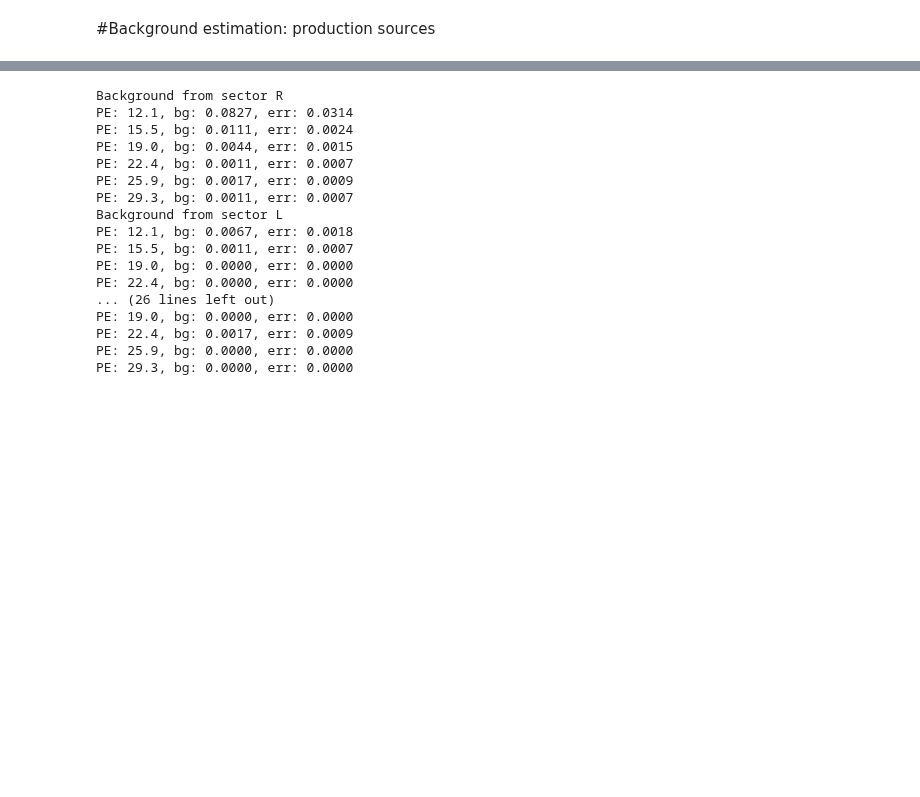
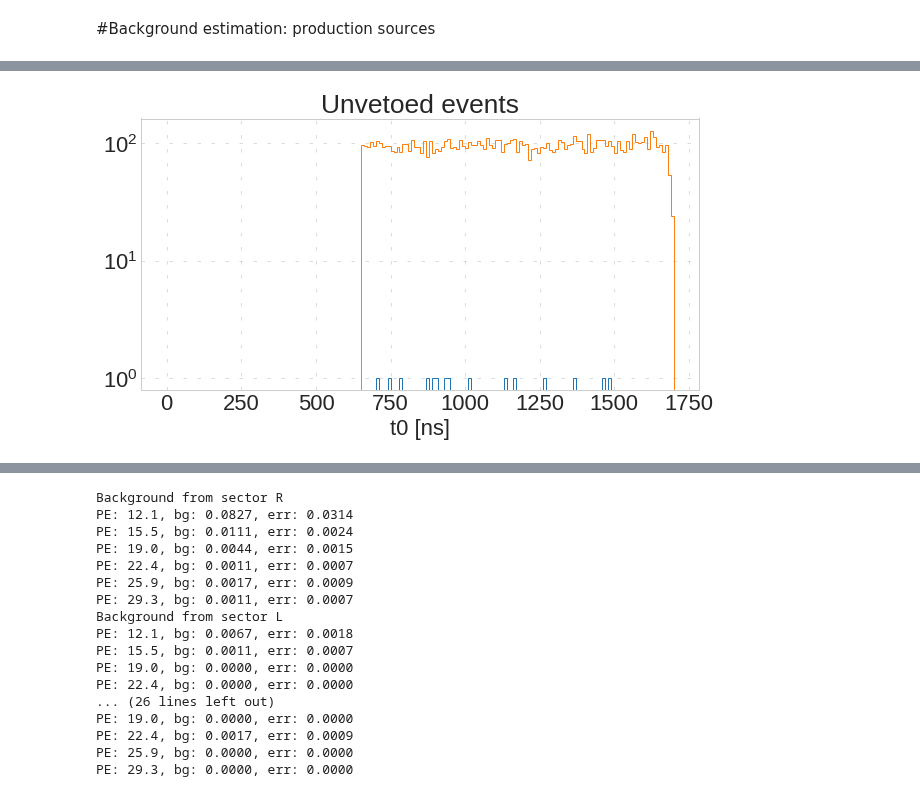
Before and after one commit to oksuzian/Mu2eANL, a Jupyter notebook: Macros/BackgroundEstimatorCRY5.ipynb, the cells around one changed output, grey strips where cells are left out. Saved outputs shown, nothing was run; the diff lists cells and outputs as text; code cells hidden in the pictures; blank space fills up the shorter version.

```diff
--- a/Macros/BackgroundEstimatorCRY5.ipynb
+++ b/Macros/BackgroundEstimatorCRY5.ipynb
@@ -205,2 +194,10 @@ list(df)
+# %%
+plt.hist(df.query(cut_current+" & abs(demcpri_pdg) == 13")['de_t0'], bins=170, range=(0, 1700), histtype='step');
+plt.hist(df.query(cut_extmom+" & abs(demcpri_pdg) == 13")['de_t0'], bins=170, range=(0, 1700), histtype='step');
+plt.title('Unvetoed events')
+plt.xlabel('t0 [ns]')
+plt.yscale('log')
+# %% [output]
+[figure, added]
 # %%
 title='Muons'
```
Also changed, not shown: parts of 18 cells of this notebook.
